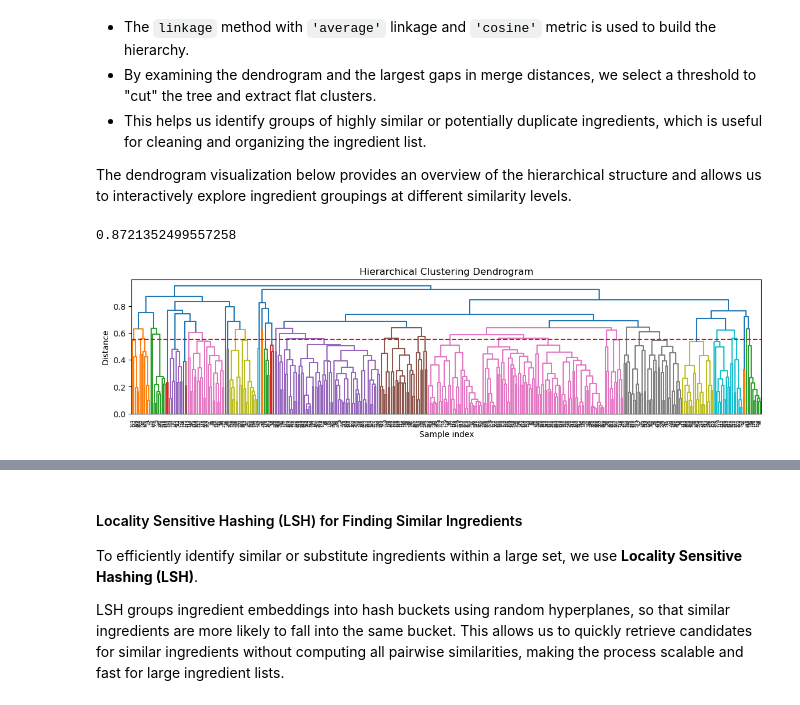
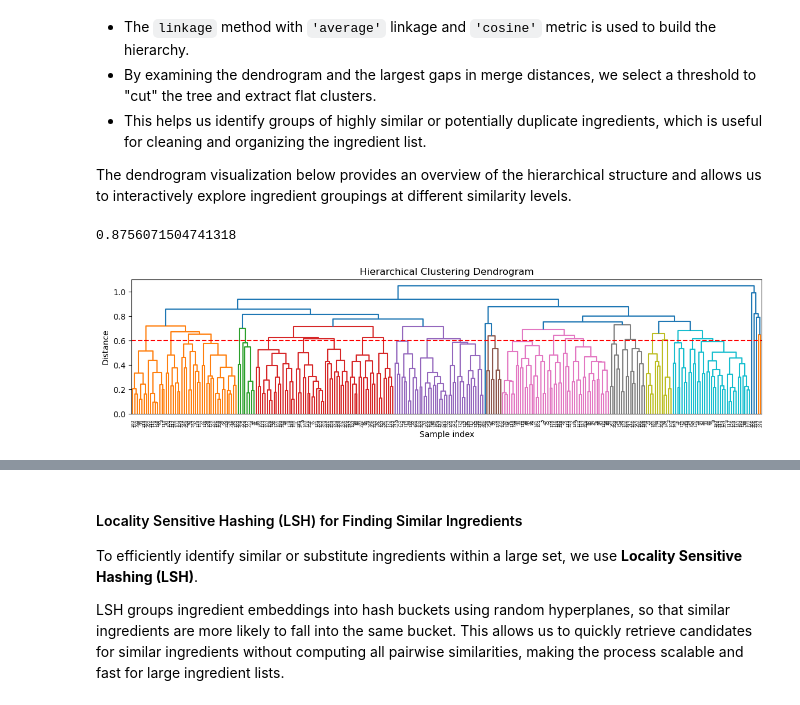
Before and after one commit to garimasc/RecipesInSpanish, a Jupyter notebook: ingredients.ipynb, the cells around one changed output, grey strips where cells are left out. Saved outputs shown, nothing was run; the diff lists cells and outputs as text; code cells hidden in the pictures.

Commit message:
cluster ingredients based on finetuned SBW vectors. Need better list of ingredients.

```diff
--- a/ingredients.ipynb
+++ b/ingredients.ipynb
@@ -143,7 +143,7 @@ class EmbeddingVectorizer(BaseEstimator, TransformerMixin):
         return get_embeddings(X, self.model)
 # %%
 # Get embeddings for all words in 'data' using sbw_w2v
-embeddings = get_embeddings(data['word'].tolist(), sbw_w2v)
+embeddings = get_embeddings(data['word'].tolist(), sbw_finetuned_w2v_ngram)
 # Find rows where embeddings are not NaN for all features
 valid_idx = ~np.isnan(embeddings).any(axis=1)
 # Keep only valid rows in 'data'
@@ -160,7 +160,7 @@ logreg_pipe.fit(X_train, y_train)
 print(f"Test Accuracy for Logistic Regression: {100*logreg_pipe.score(X_test, y_test):.1f}%\n")
 
 logreg_sbw_pipe = Pipeline([
-    ('embed', EmbeddingVectorizer(sbw_w2v)),
+    ('embed', EmbeddingVectorizer(sbw_finetuned_w2v_ngram)),
     ('clf', LogisticRegression())
 ])
 logreg_sbw_pipe.fit(X_train, y_train)
@@ -255,12 +255,13 @@ We will:
 - Apply dimensionality reduction (e.g., PCA or t-SNE) for visualization
 - Use clustering algorithms like KMeans or DBSCAN to group similar ingredients
 # %%
-ingredientes_l = data.loc[logreg_pipe.predict(data['word']) == 1, 'word'].tolist()
+ingredientes_l = data.loc[logreg_sbw_pipe.predict(data['word']) == 1, 'word'].tolist()
 # %%
 # Get embeddings for the ingredient list
-ingredientes_emb = get_embeddings(ingredientes_l, sbw_w2v)
+ingredientes_emb = get_embeddings(ingredientes_l, sbw_finetuned_w2v_ngram)
 # Normalize embeddings to unit vectors for cosine distance
 ingredientes_emb_norm = ingredientes_emb / np.linalg.norm(ingredientes_emb, axis=1, keepdims=True)
+
 pca = PCA(n_components= 100)
 ingredientes_emb_pca = pca.fit_transform(ingredientes_emb_norm)
 emb_pca_norm = ingredientes_emb_pca / np.linalg.norm(ingredientes_emb_pca, axis=1, keepdims=True)
@@ -345,36 +346,36 @@ The dendrogram visualization below provides an overview of the hierarchical stru
 # %%
 # Compute linkage matrix using cosine distance
 Z = linkage(ingredientes_emb_norm, method='complete', metric='cosine')
 
 merge_distances = Z[:, 2]
 gaps = np.diff(merge_distances)
 largest_gap_idx = np.argmax(gaps)
 t = merge_distances[largest_gap_idx]  # Suggested threshold
 print(t)
-t = 0.55
+t = 0.6
 # t=1.1
 
 
 # Extract flat clusters (set t to height where you cut the dendrogram)
 clusters = fcluster(Z, t=t, criterion='distance')  # Adjust `t` as needed
 
 # Create a DataFrame to map ingredients to their hierarchical cluster labels
 ingredientes_hier_clusters = pd.DataFrame({
     'ingrediente': ingredientes_l,
     'cluster': clusters
 })
 
 # Plot dendrogram
 plt.figure(figsize=(14, 3))
 dendrogram(Z)
 plt.title("Hierarchical Clustering Dendrogram")
 plt.xlabel("Sample index")
 plt.ylabel("Distance")
 plt.axhline(y=t, color='r', linestyle='--')  # Adjust this threshold to cut clusters
 plt.show()
 # %% [output]
-0.8721352499557258
+0.8756071504741318
-[figure, old version]
+[figure, new version]
 # %%
 # Print first 15 elements in each cluster (sorted by cluster label)
 for cluster_id in np.unique(clusters):
```
Also changed, not shown: parts of 10 cells of this notebook.
